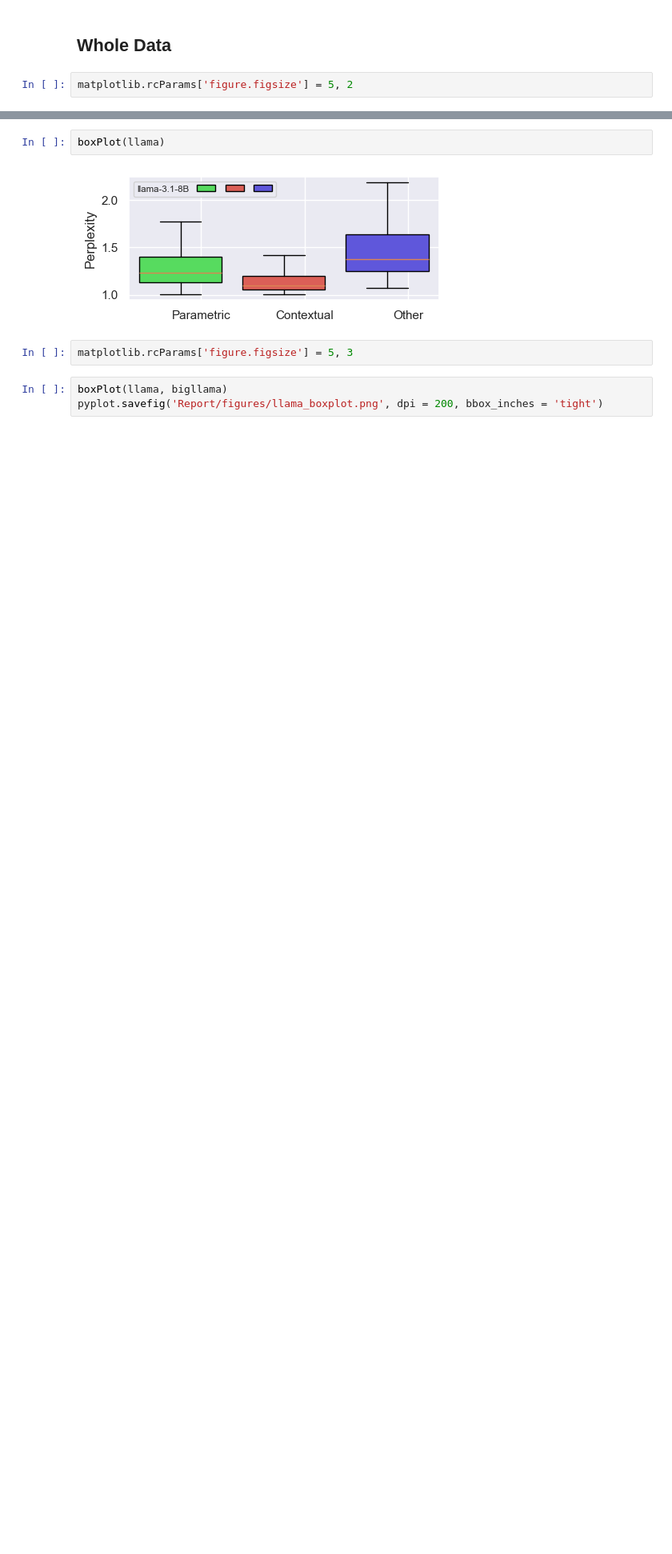
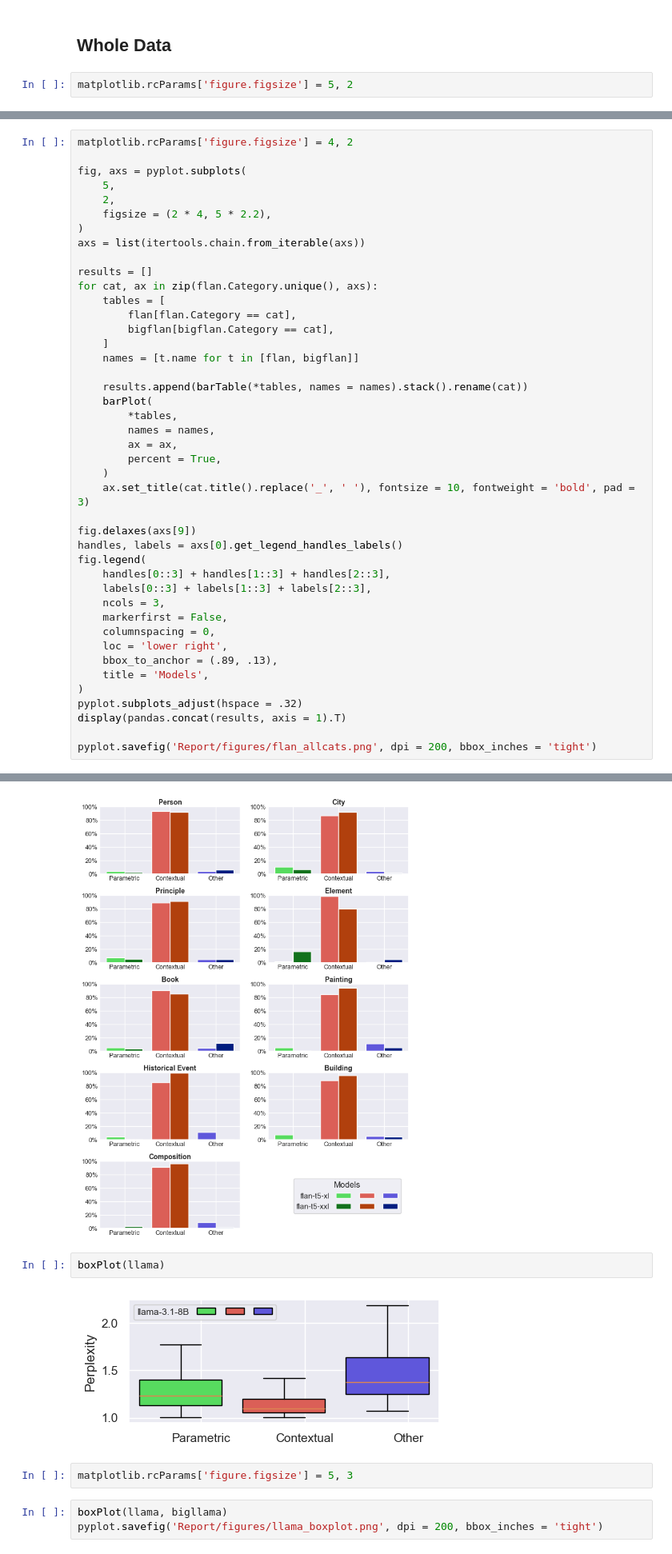
Before and after one commit to mfixman/rag-thesis, a Jupyter notebook: joiner_analysis.ipynb, the cells around one changed output, grey strips where cells are left out. Shown at 80% size. Drawn from its saved outputs; the diff is of its cells as text; blank space fills up the shorter version.

```diff
--- a/joiner_analysis.ipynb
+++ b/joiner_analysis.ipynb
@@ -252,0 +325,44 @@ for cat in llama.Category.unique():
+# %%
+matplotlib.rcParams['figure.figsize'] = 4, 2
+
+fig, axs = pyplot.subplots(
+    5,
+    2,
+    figsize = (2 * 4, 5 * 2.2),
+)
+axs = list(itertools.chain.from_iterable(axs))
+
+results = []
+for cat, ax in zip(flan.Category.unique(), axs):
+    tables = [
+        flan[flan.Category == cat],
+        bigflan[bigflan.Category == cat],
+    ]
+    names = [t.name for t in [flan, bigflan]]
+
+    results.append(barTable(*tables, names = names).stack().rename(cat))
+    barPlot(
+        *tables,
+        names = names,
+        ax = ax,
+        percent = True,
+    )
+    ax.set_title(cat.title().replace('_', ' '), fontsize = 10, fontweight = 'bold', pad = 3)
+
+fig.delaxes(axs[9])
+handles, labels = axs[0].get_legend_handles_labels()
+fig.legend(
+    handles[0::3] + handles[1::3] + handles[2::3],
+    labels[0::3] + labels[1::3] + labels[2::3],
+    ncols = 3,
+    markerfirst = False,
+    columnspacing = 0,
+    loc = 'lower right',
+    bbox_to_anchor = (.89, .13),
+    title = 'Models',
+)
+pyplot.subplots_adjust(hspace = .32)
+display(pandas.concat(results, axis = 1).T)
+
+pyplot.savefig('Report/figures/flan_allcats.png', dpi = 200, bbox_inches = 'tight')
+# %% [output]
@@ -253,3 +380,4 @@ for cat in llama.Category.unique():
+[figure, added]
 # %%
 boxPlot(llama)
 # %% [output]
```
Also changed, not shown: parts of 5 cells of this notebook, 9 other files.
